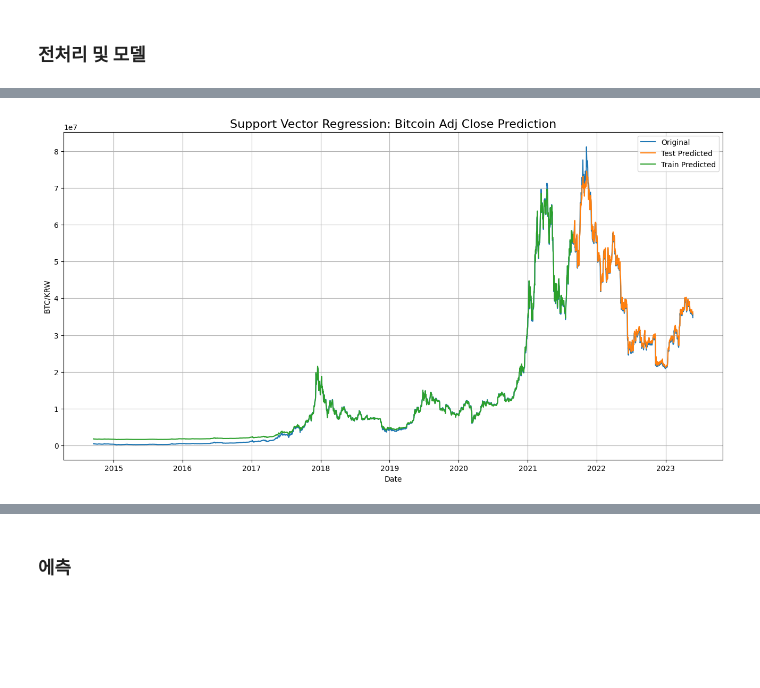
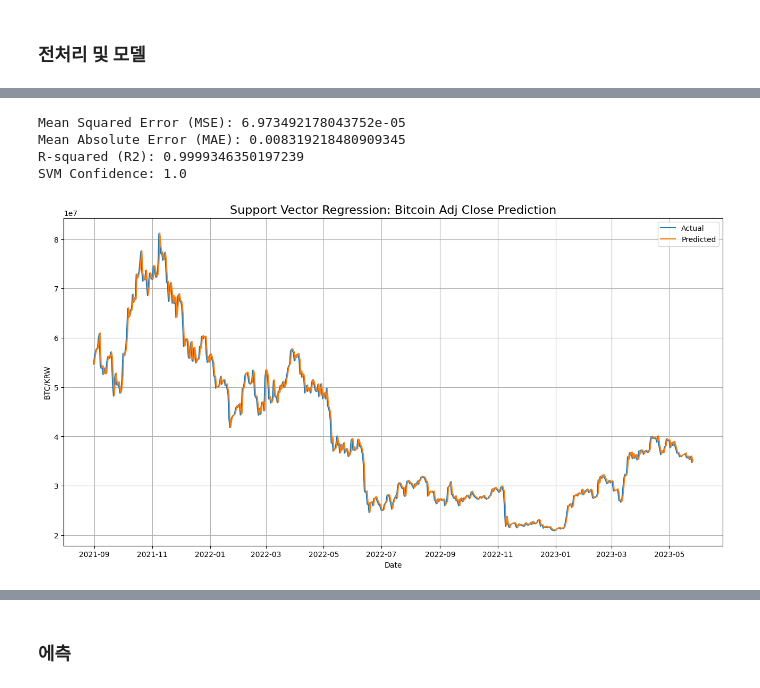
Before and after one commit to young1ll/time-series-da, a Jupyter notebook: notebook/SimpleRegression.ipynb, the cells around one changed output, grey strips where cells are left out. Saved outputs shown, nothing was run; the diff lists cells and outputs as text; code cells hidden in the pictures; blank space fills up the shorter version.

```diff
--- a/notebook/SimpleRegression.ipynb
+++ b/notebook/SimpleRegression.ipynb
@@ -52,2 +52,8 @@ btc_krw_df
 # %% [markdown]
 ### 전처리 및 모델
+# %%
+import pandas as pd
+
+data = pd.DataFrame()
+data['Adj Close'] = btc_krw_df['Adj Close']
+data
@@ -54,62 +75,86 @@ btc_krw_df
 # %%
-import matplotlib.pyplot as plt
 import pandas as pd
 import numpy as np
+import matplotlib.pyplot as plt
 from sklearn.svm import SVR
+from sklearn.metrics import mean_squared_error, mean_absolute_error, r2_score
+from sklearn.model_selection import GridSearchCV
 from sklearn.preprocessing import StandardScaler
 
-# Adj Close 선택
-data = btc_krw_df['Adj Close']
-
-# 학습 데이터와 테스트 데이터 분리
+# 데이터 분할
 train_size = int(len(data) * 0.8)
 train_data, test_data = data[:train_size], data[train_size:]
 
 # 특성(X)과 타겟(y) 분리
-# X_train, y_train = train_data_diff.values[:-1], train_data_diff.values[1:]
-# X_test, y_test = test_data_diff.values[:-1], test_data_diff.values[1:]
-X_train, y_train = train_data.values[:-1], train_data.values[1:]
-X_test, y_test = test_data.values[:-1], test_data.values[1:]
+X_train, y_train = train_data['Adj Close'][:-1], train_data['Adj Close'][1:]
+X_test, y_test = test_data['Adj Close'][:-1], test_data['Adj Close'][1:]
 
 # 표준화 스케일링 수행
 scaler = StandardScaler()
-X_train_scaled = scaler.fit_transform(X_train.reshape(-1, 1))
-X_test_scaled = scaler.transform(X_test.reshape(-1, 1))
-y_train_scaled = scaler.transform(y_train.reshape(-1, 1))
-y_test_scaled = scaler.transform(y_test.reshape(-1, 1))
+X_train_scaled = scaler.fit_transform(X_train.values.reshape(-1, 1))
+X_test_scaled = scaler.transform(X_test.values.reshape(-1, 1))
+y_train_scaled = scaler.transform(y_train.values.reshape(-1, 1))
+y_test_scaled = scaler.transform(y_test.values.reshape(-1, 1))
 
 # 결측값 제거
 X_train_scaled = X_train_scaled[~np.isnan(X_train_scaled)].reshape(-1, 1)
 X_test_scaled = X_test_scaled[~np.isnan(X_test_scaled)].reshape(-1, 1)
 y_train_scaled = y_train_scaled[~np.isnan(y_train_scaled)].reshape(-1, 1)
 y_test_scaled = y_test_scaled[~np.isnan(y_test_scaled)].reshape(-1, 1)
 
-# SVR 모델 생성 및 학습
-model = SVR(kernel='rbf',  C=1e3, gamma=0.1)
-model.fit(X_train_scaled, y_train_scaled)
+# SVR 모델 생성
+model = SVR()
+
+# 하이퍼파라미터 그리드 설정
+param_grid = {
+    'kernel': ['rbf', 'linear', 'poly'],
+    'C': [0.1, 1, 10],
+    'gamma': ['scale', 'auto']
+}
+
+# 그리드 서치 객체 생성
+grid_search = GridSearchCV(model, param_grid, cv=5)
+
+# 그리드 서치를 통한 하이퍼파라미터 튜닝
+grid_search.fit(X_train_scaled, y_train_scaled)
+
+# 최적의 모델 선택
+model = grid_search.best_estimator_
 
 # 훈련 데이터에 대한 예측 수행
 X_train_pred_scaled = model.predict(X_train_scaled)
 X_test_pred_scaled = model.predict(X_test_scaled)
 
 # 정상화에 대한 원상복구
-X_train_pred_inv = scaler.inverse_transform(X_train_pred_scaled.reshape(-1, 1))
-X_test_pred_inv = scaler.inverse_transform(X_test_pred_scaled.reshape(-1, 1))
+X_train_pred = scaler.inverse_transform(X_train_pred_scaled.reshape(-1, 1))
+X_test_pred = scaler.inverse_transform(X_test_pred_scaled.reshape(-1, 1))
+y_train = scaler.inverse_transform(y_train_scaled.reshape(-1, 1))
+y_test = scaler.inverse_transform(y_test_scaled.reshape(-1, 1))
 
-# 예측 결과에 날짜 인덱스와 Adj Close 컬럼 추가
-X_train_pred_df = pd.DataFrame(X_train_pred_inv, index=train_data.index[:len(train_data)-1], columns=["Adj Close"])
-X_test_pred_df = pd.DataFrame(X_test_pred_inv, index=test_data.index[1:len(train_data)-1], columns=["Adj Close"])
+# 성능 평가
+mse = mean_squared_error(X_test_scaled, X_test_pred_scaled)
+mae = mean_absolute_error(X_test_scaled, X_test_pred_scaled)
+r2 = r2_score(X_test_scaled, X_test_pred_scaled)
+confidence = model.score(X_test_scaled, X_test_pred_scaled)
+
+print("Mean Squared Error (MSE):", mse)
+print("Mean Absolute Error (MAE):", mae)
+print("R-squared (R2):", r2)
+print("SVM Confidence:", confidence)
 
 # 시각화
 plt.figure(figsize=(16, 8))
-plt.plot(data, label='Original')
-plt.plot(X_test_pred_df.index, X_test_pred_df['Adj Close'], label='Test Predicted')
-plt.plot(X_train_pred_df.index, X_train_pred_df['Adj Close'], label='Train Predicted')
+plt.plot(data.index[train_size+1:], y_test, label='Actual')
+plt.plot(data.index[train_size+1:], X_test_pred, label='Predicted')
 plt.xlabel('Date')
 plt.ylabel('BTC/KRW')
 plt.legend()
 plt.title('Support Vector Regression: Bitcoin Adj Close Prediction', fontsize=16)
 plt.grid()
 plt.show()
 # %% [output]
+Mean Squared Error (MSE): 6.973492178043752e-05
+Mean Absolute Error (MAE): 0.008319218480909345
+R-squared (R2): 0.9999346350197239
+SVM Confidence: 1.0
-[figure, old version]
+[figure, new version]
```
Also changed, not shown: parts of 9 cells of this notebook, 1 other file.
